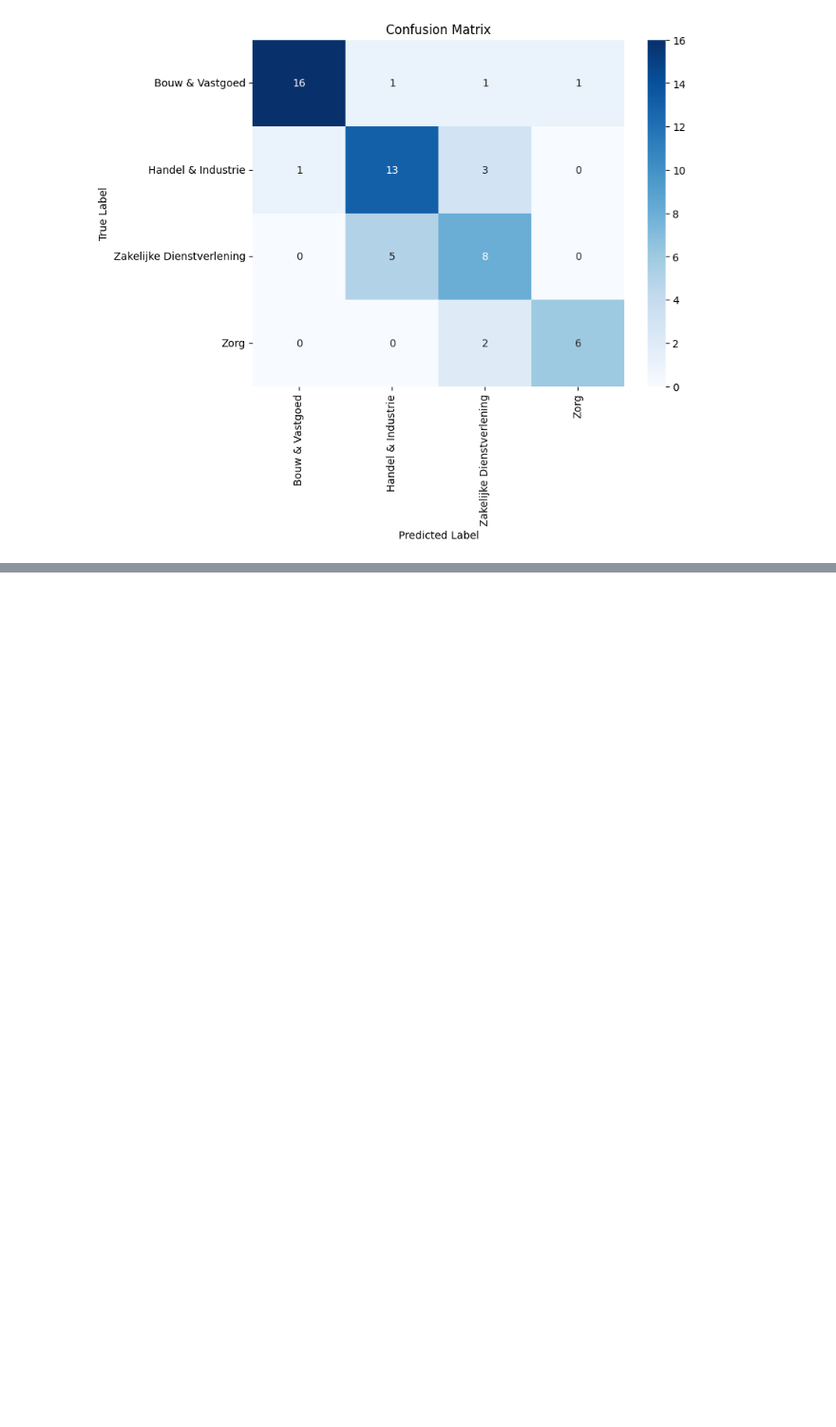
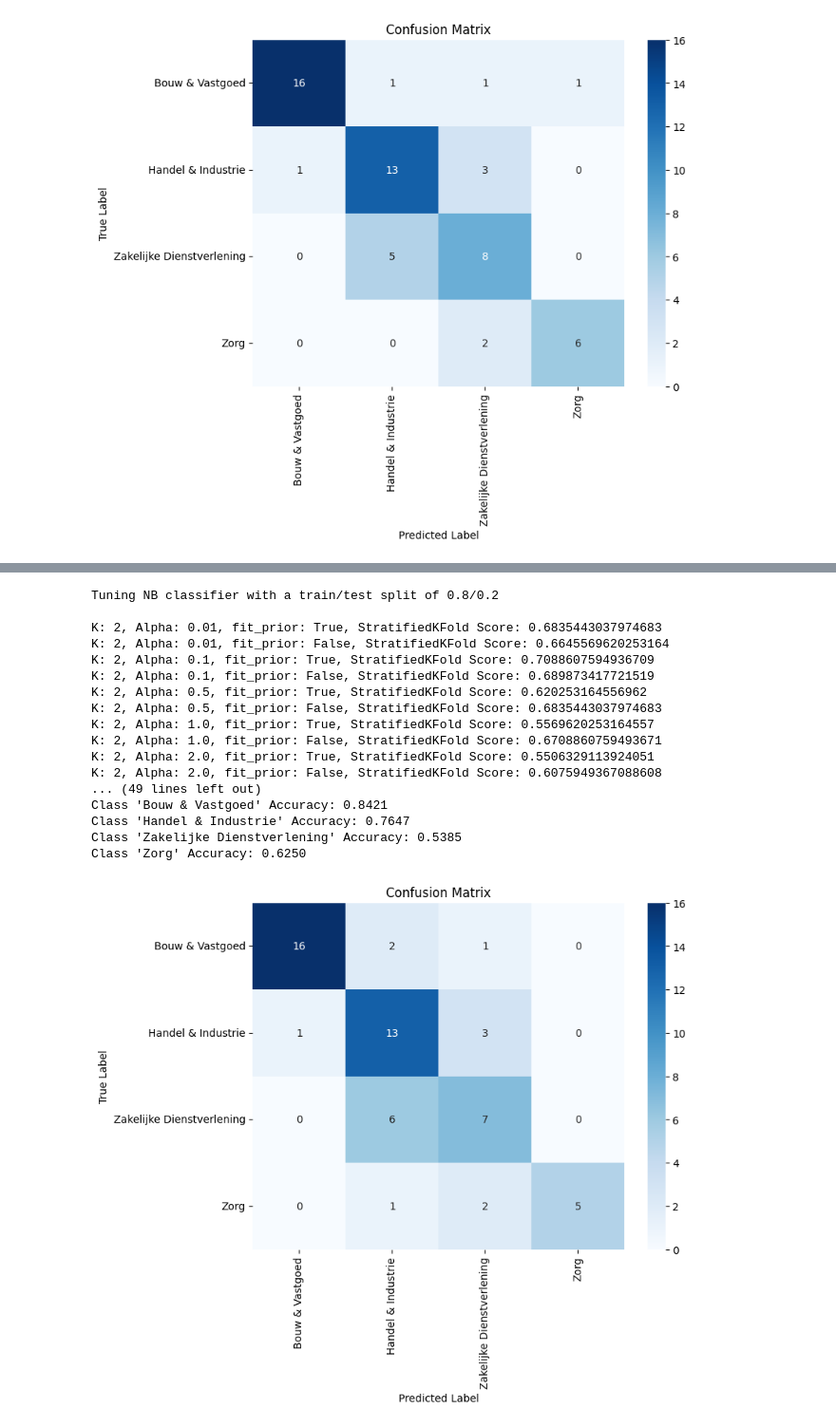
Before and after one commit to Patrick-Huijten/Master-Thesis, a Jupyter notebook: Initial Model 1.1.ipynb, the cells around one changed output, grey strips where cells are left out. Shown: that part at 95% size. Saved outputs shown, nothing was run; the diff lists cells and outputs as text; code cells hidden in the pictures; blank space fills up the shorter version.

```diff
--- a/Initial Model 1.1.ipynb
+++ b/Initial Model 1.1.ipynb
@@ -918,0 +1549,27 @@ plt.show()
+# %%
+train_model(df=df_clean,
+            model_type = "NB",
+            testing_ratio = 0.2,
+            vectorization_within_folds = True,
+            show_class_accuracy = True,
+            show_confusion_matrix = True,
+           k_values = [2,12,15])
+# %% [output]
+Tuning NB classifier with a train/test split of 0.8/0.2
+
+K: 2, Alpha: 0.01, fit_prior: True, StratifiedKFold Score: 0.6835443037974683
+K: 2, Alpha: 0.01, fit_prior: False, StratifiedKFold Score: 0.6645569620253164
+K: 2, Alpha: 0.1, fit_prior: True, StratifiedKFold Score: 0.7088607594936709
+K: 2, Alpha: 0.1, fit_prior: False, StratifiedKFold Score: 0.689873417721519
+K: 2, Alpha: 0.5, fit_prior: True, StratifiedKFold Score: 0.620253164556962
+K: 2, Alpha: 0.5, fit_prior: False, StratifiedKFold Score: 0.6835443037974683
+K: 2, Alpha: 1.0, fit_prior: True, StratifiedKFold Score: 0.5569620253164557
+K: 2, Alpha: 1.0, fit_prior: False, StratifiedKFold Score: 0.6708860759493671
+K: 2, Alpha: 2.0, fit_prior: True, StratifiedKFold Score: 0.5506329113924051
+K: 2, Alpha: 2.0, fit_prior: False, StratifiedKFold Score: 0.6075949367088608
+... (49 lines left out)
+Class 'Bouw & Vastgoed' Accuracy: 0.8421
+Class 'Handel & Industrie' Accuracy: 0.7647
+Class 'Zakelijke Dienstverlening' Accuracy: 0.5385
+Class 'Zorg' Accuracy: 0.6250
+[figure, added]
```
Also changed, not shown: parts of 25 cells of this notebook, 1 other file.
